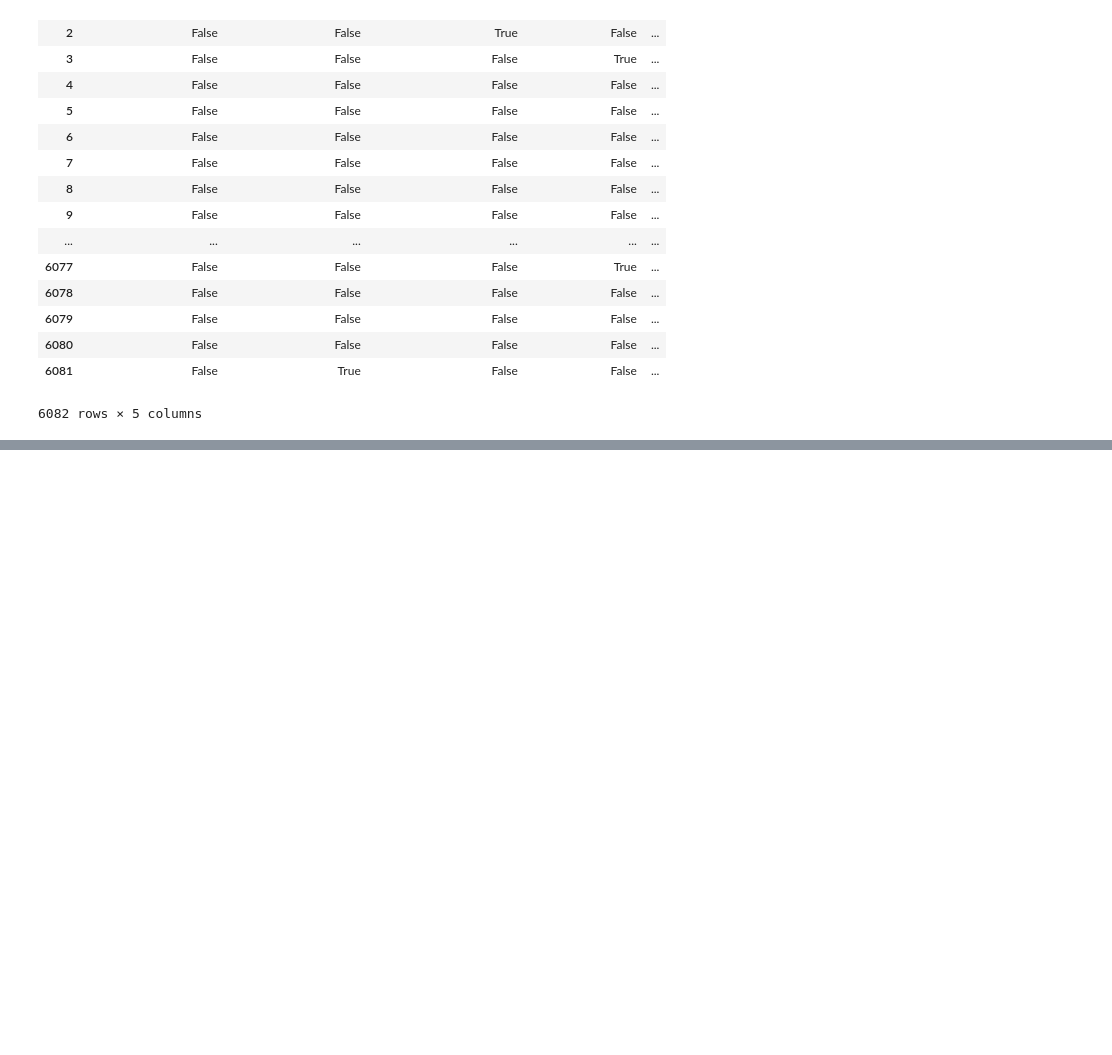
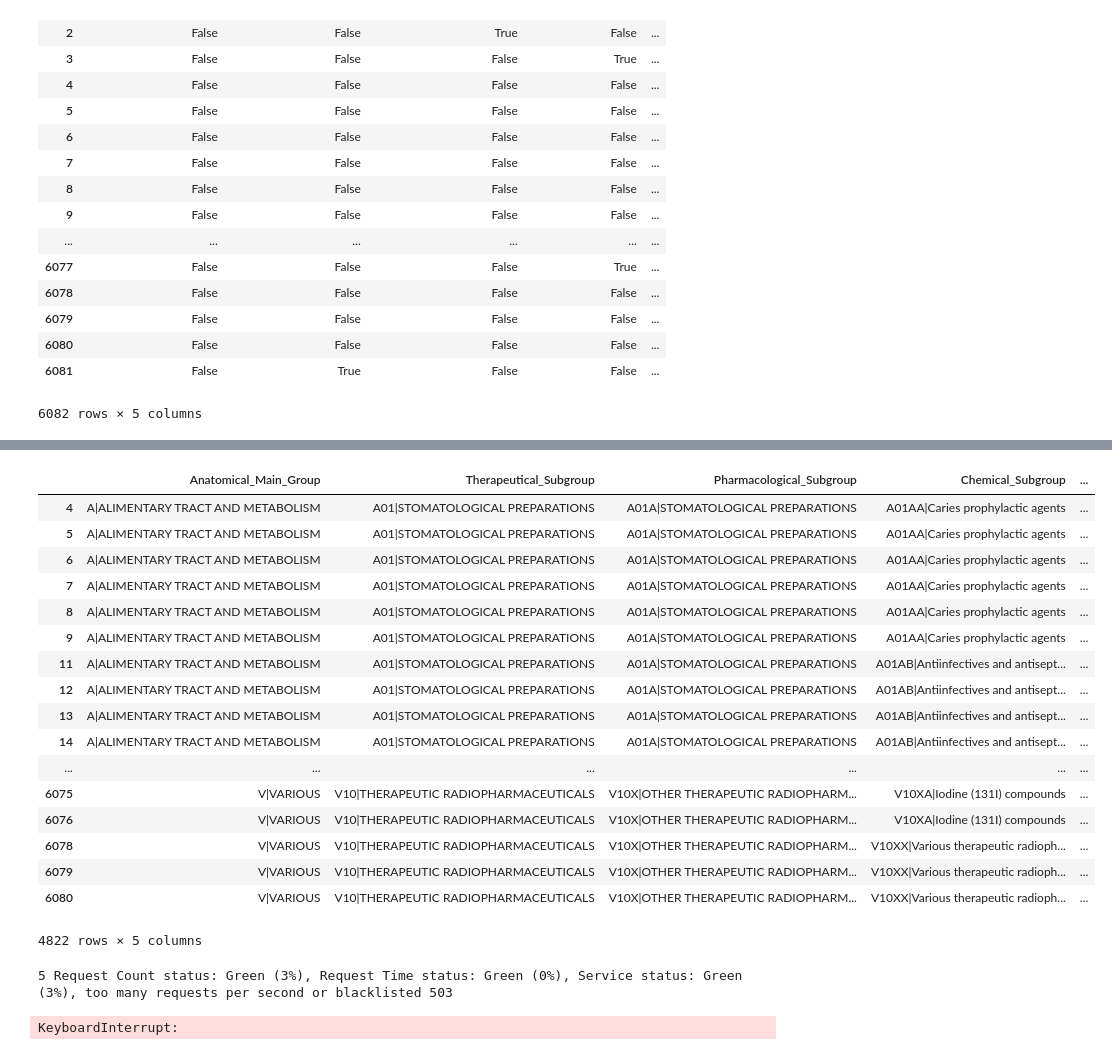
Before and after one commit to MaayanLab/DrugSetLibrary, a Jupyter notebook: Anatomical Therapeutic Chemical Classification.ipynb, the cells around one changed output, grey strips where cells are left out. Drawn from its saved outputs; the diff is of its cells as text; code cells hidden in the pictures; blank space fills up the shorter version.

```diff
--- a/Anatomical Therapeutic Chemical Classification.ipynb
+++ b/Anatomical Therapeutic Chemical Classification.ipynb
@@ -113 +173,24 @@ drug_final_list = drug_classified[drug_classified["Chemical_Substance"] != "-"]
+# %%
+# Get only columns with Chemical Substance
+drug_final_list = drug_classified[drug_classified["Chemical_Substance"] != "-"]
+drug_final_list
+# %% [output]
+|  | Anatomical_Main_Group | Therapeutical_Subgroup | Pharmacological_Subgroup | Chemical_Subgroup | ... |
+| 4 | A|ALIMENTARY TRACT AND METABOLISM | A01|STOMATOLOGICAL PREPARATIONS | A01A|STOMATOLOGICAL PREPARATIONS | A01AA|Caries prophylactic agents | ... |
+| 5 | A|ALIMENTARY TRACT AND METABOLISM | A01|STOMATOLOGICAL PREPARATIONS | A01A|STOMATOLOGICAL PREPARATIONS | A01AA|Caries prophylactic agents | ... |
+| 6 | A|ALIMENTARY TRACT AND METABOLISM | A01|STOMATOLOGICAL PREPARATIONS | A01A|STOMATOLOGICAL PREPARATIONS | A01AA|Caries prophylactic agents | ... |
+| 7 | A|ALIMENTARY TRACT AND METABOLISM | A01|STOMATOLOGICAL PREPARATIONS | A01A|STOMATOLOGICAL PREPARATIONS | A01AA|Caries prophylactic agents | ... |
+| 8 | A|ALIMENTARY TRACT AND METABOLISM | A01|STOMATOLOGICAL PREPARATIONS | A01A|STOMATOLOGICAL PREPARATIONS | A01AA|Caries prophylactic agents | ... |
+| 9 | A|ALIMENTARY TRACT AND METABOLISM | A01|STOMATOLOGICAL PREPARATIONS | A01A|STOMATOLOGICAL PREPARATIONS | A01AA|Caries prophylactic agents | ... |
+| 11 | A|ALIMENTARY TRACT AND METABOLISM | A01|STOMATOLOGICAL PREPARATIONS | A01A|STOMATOLOGICAL PREPARATIONS | A01AB|Antiinfectives and antisept... | ... |
+| 12 | A|ALIMENTARY TRACT AND METABOLISM | A01|STOMATOLOGICAL PREPARATIONS | A01A|STOMATOLOGICAL PREPARATIONS | A01AB|Antiinfectives and antisept... | ... |
+| 13 | A|ALIMENTARY TRACT AND METABOLISM | A01|STOMATOLOGICAL PREPARATIONS | A01A|STOMATOLOGICAL PREPARATIONS | A01AB|Antiinfectives and antisept... | ... |
+| 14 | A|ALIMENTARY TRACT AND METABOLISM | A01|STOMATOLOGICAL PREPARATIONS | A01A|STOMATOLOGICAL PREPARATIONS | A01AB|Antiinfectives and antisept... | ... |
+| ... | ... | ... | ... | ... | ... |
+| 6075 | V|VARIOUS | V10|THERAPEUTIC RADIOPHARMACEUTICALS | V10X|OTHER THERAPEUTIC RADIOPHARM... | V10XA|Iodine (131I) compounds | ... |
+| 6076 | V|VARIOUS | V10|THERAPEUTIC RADIOPHARMACEUTICALS | V10X|OTHER THERAPEUTIC RADIOPHARM... | V10XA|Iodine (131I) compounds | ... |
+| 6078 | V|VARIOUS | V10|THERAPEUTIC RADIOPHARMACEUTICALS | V10X|OTHER THERAPEUTIC RADIOPHARM... | V10XX|Various therapeutic radioph... | ... |
+| 6079 | V|VARIOUS | V10|THERAPEUTIC RADIOPHARMACEUTICALS | V10X|OTHER THERAPEUTIC RADIOPHARM... | V10XX|Various therapeutic radioph... | ... |
+| 6080 | V|VARIOUS | V10|THERAPEUTIC RADIOPHARMACEUTICALS | V10X|OTHER THERAPEUTIC RADIOPHARM... | V10XX|Various therapeutic radioph... | ... |
+4822 rows × 5 columns
 # %%
@@ -130,0 +298,5 @@ with open("Anatomical_Therapeutic_Chemical_Classification.gmt", "w") as w:
+# %%
+drug_final_list["Standardized_Name"] = drug_final_list.apply(get_standardized_names, axis=1)
+# %% [output]
+5 Request Count status: Green (3%), Request Time status: Green (0%), Service status: Green (3%), too many requests per second or blacklisted 503
+KeyboardInterrupt:
```
Also changed, not shown: parts of 19 cells of this notebook.
